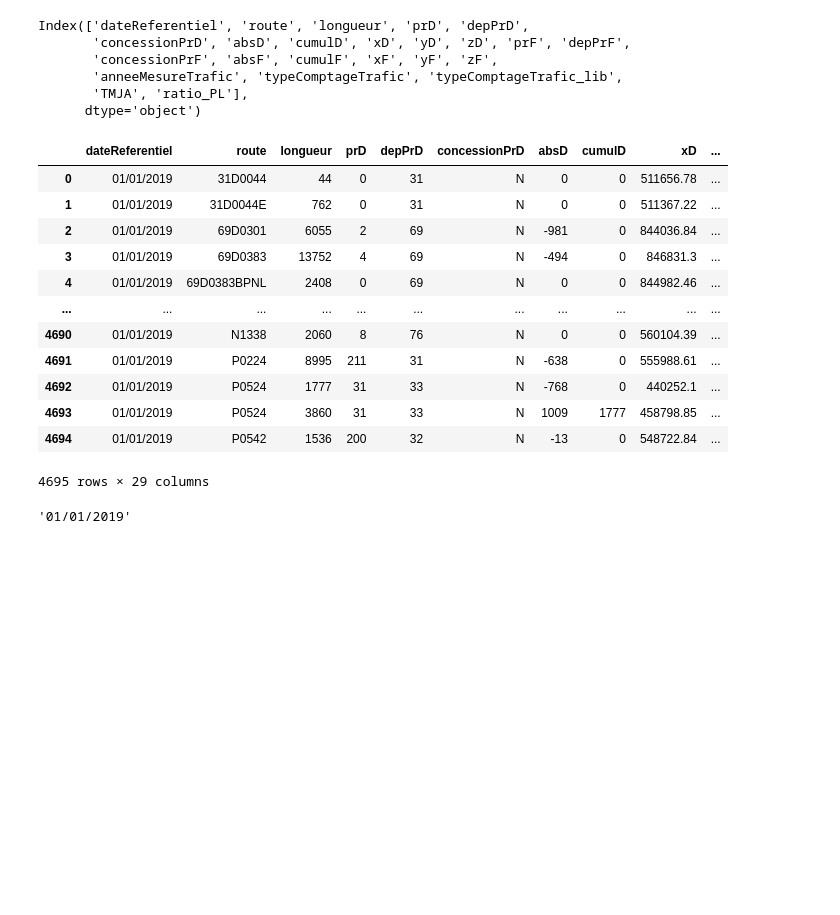
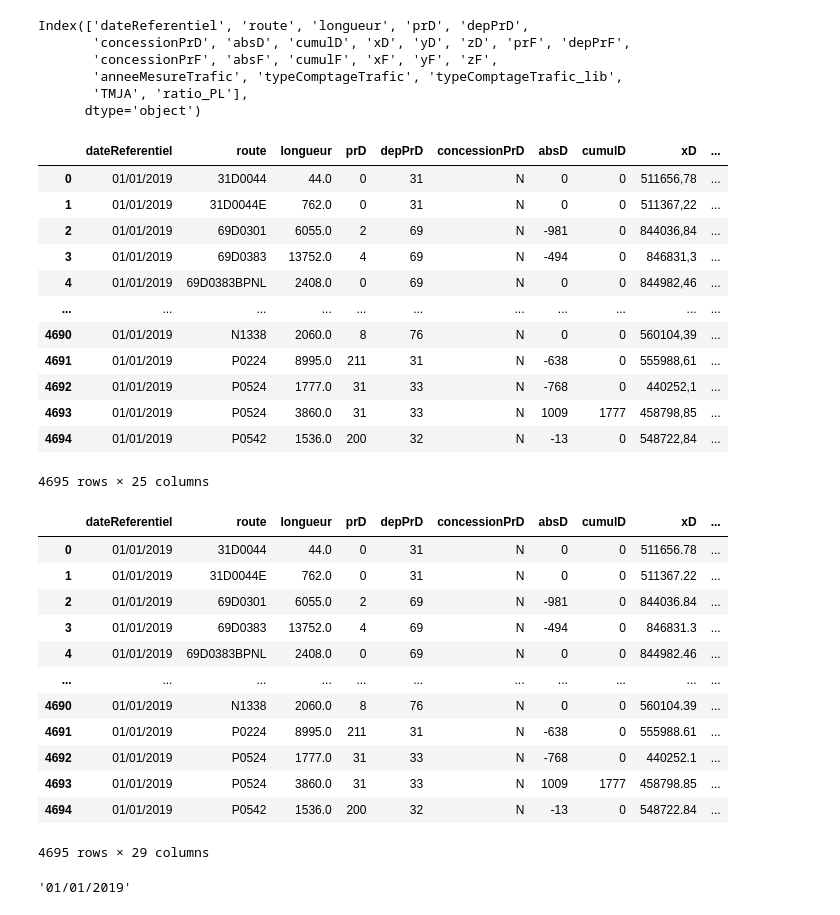
Before and after one commit to augustin-delabrosse/sustainability-challenge, a Jupyter notebook: NetworkAnalysis.ipynb, the cells around one changed output. Drawn from its saved outputs; the diff is of its cells as text; code cells hidden in the pictures; blank space fills up the shorter version.

```diff
--- a/NetworkAnalysis.ipynb
+++ b/NetworkAnalysis.ipynb
@@ -35,24 +35,39 @@ Index(['dateReferentiel', 'route', 'longueur', 'prD', 'depPrD',
        'anneeMesureTrafic', 'typeComptageTrafic', 'typeComptageTrafic_lib',
        'TMJA', 'ratio_PL'],
       dtype='object')
-# %%
-df_traffic['longueur'] = df_traffic['longueur'].str.replace(',', '.')
+# %%
+df_traffic = preprocess_data(df_traffic)
+df_traffic
+# %% [output]
+|  | dateReferentiel | route | longueur | prD | depPrD | concessionPrD | absD | cumulD | xD | ... |
+| 0 | 01/01/2019 | 31D0044 | 44.0 | 0 | 31 | N | 0 | 0 | 511656,78 | ... |
+| 1 | 01/01/2019 | 31D0044E | 762.0 | 0 | 31 | N | 0 | 0 | 511367,22 | ... |
+| 2 | 01/01/2019 | 69D0301 | 6055.0 | 2 | 69 | N | -981 | 0 | 844036,84 | ... |
+| 3 | 01/01/2019 | 69D0383 | 13752.0 | 4 | 69 | N | -494 | 0 | 846831,3 | ... |
+| 4 | 01/01/2019 | 69D0383BPNL | 2408.0 | 0 | 69 | N | 0 | 0 | 844982,46 | ... |
+| ... | ... | ... | ... | ... | ... | ... | ... | ... | ... | ... |
+| 4690 | 01/01/2019 | N1338 | 2060.0 | 8 | 76 | N | 0 | 0 | 560104,39 | ... |
+| 4691 | 01/01/2019 | P0224 | 8995.0 | 211 | 31 | N | -638 | 0 | 555988,61 | ... |
+| 4692 | 01/01/2019 | P0524 | 1777.0 | 31 | 33 | N | -768 | 0 | 440252,1 | ... |
+| 4693 | 01/01/2019 | P0524 | 3860.0 | 31 | 33 | N | 1009 | 1777 | 458798,85 | ... |
+| 4694 | 01/01/2019 | P0542 | 1536.0 | 200 | 32 | N | -13 | 0 | 548722,84 | ... |
+4695 rows × 25 columns
 # %%
 data = add_lat_lon_columns(df_traffic)
 data
 # %% [output]
 |  | dateReferentiel | route | longueur | prD | depPrD | concessionPrD | absD | cumulD | xD | ... |
-| 0 | 01/01/2019 | 31D0044 | 44 | 0 | 31 | N | 0 | 0 | 511656.78 | ... |
-| 1 | 01/01/2019 | 31D0044E | 762 | 0 | 31 | N | 0 | 0 | 511367.22 | ... |
-| 2 | 01/01/2019 | 69D0301 | 6055 | 2 | 69 | N | -981 | 0 | 844036.84 | ... |
-| 3 | 01/01/2019 | 69D0383 | 13752 | 4 | 69 | N | -494 | 0 | 846831.3 | ... |
-| 4 | 01/01/2019 | 69D0383BPNL | 2408 | 0 | 69 | N | 0 | 0 | 844982.46 | ... |
+| 0 | 01/01/2019 | 31D0044 | 44.0 | 0 | 31 | N | 0 | 0 | 511656.78 | ... |
+| 1 | 01/01/2019 | 31D0044E | 762.0 | 0 | 31 | N | 0 | 0 | 511367.22 | ... |
+| 2 | 01/01/2019 | 69D0301 | 6055.0 | 2 | 69 | N | -981 | 0 | 844036.84 | ... |
+| 3 | 01/01/2019 | 69D0383 | 13752.0 | 4 | 69 | N | -494 | 0 | 846831.3 | ... |
+| 4 | 01/01/2019 | 69D0383BPNL | 2408.0 | 0 | 69 | N | 0 | 0 | 844982.46 | ... |
 | ... | ... | ... | ... | ... | ... | ... | ... | ... | ... | ... |
-| 4690 | 01/01/2019 | N1338 | 2060 | 8 | 76 | N | 0 | 0 | 560104.39 | ... |
-| 4691 | 01/01/2019 | P0224 | 8995 | 211 | 31 | N | -638 | 0 | 555988.61 | ... |
-| 4692 | 01/01/2019 | P0524 | 1777 | 31 | 33 | N | -768 | 0 | 440252.1 | ... |
-| 4693 | 01/01/2019 | P0524 | 3860 | 31 | 33 | N | 1009 | 1777 | 458798.85 | ... |
-| 4694 | 01/01/2019 | P0542 | 1536 | 200 | 32 | N | -13 | 0 | 548722.84 | ... |
+| 4690 | 01/01/2019 | N1338 | 2060.0 | 8 | 76 | N | 0 | 0 | 560104.39 | ... |
+| 4691 | 01/01/2019 | P0224 | 8995.0 | 211 | 31 | N | -638 | 0 | 555988.61 | ... |
+| 4692 | 01/01/2019 | P0524 | 1777.0 | 31 | 33 | N | -768 | 0 | 440252.1 | ... |
+| 4693 | 01/01/2019 | P0524 | 3860.0 | 31 | 33 | N | 1009 | 1777 | 458798.85 | ... |
+| 4694 | 01/01/2019 | P0542 | 1536.0 | 200 | 32 | N | -13 | 0 | 548722.84 | ... |
 4695 rows × 29 columns
 # %%
 data['dateReferentiel'].min()
```
Also changed, not shown: parts of 16 cells of this notebook, 1 other file.
